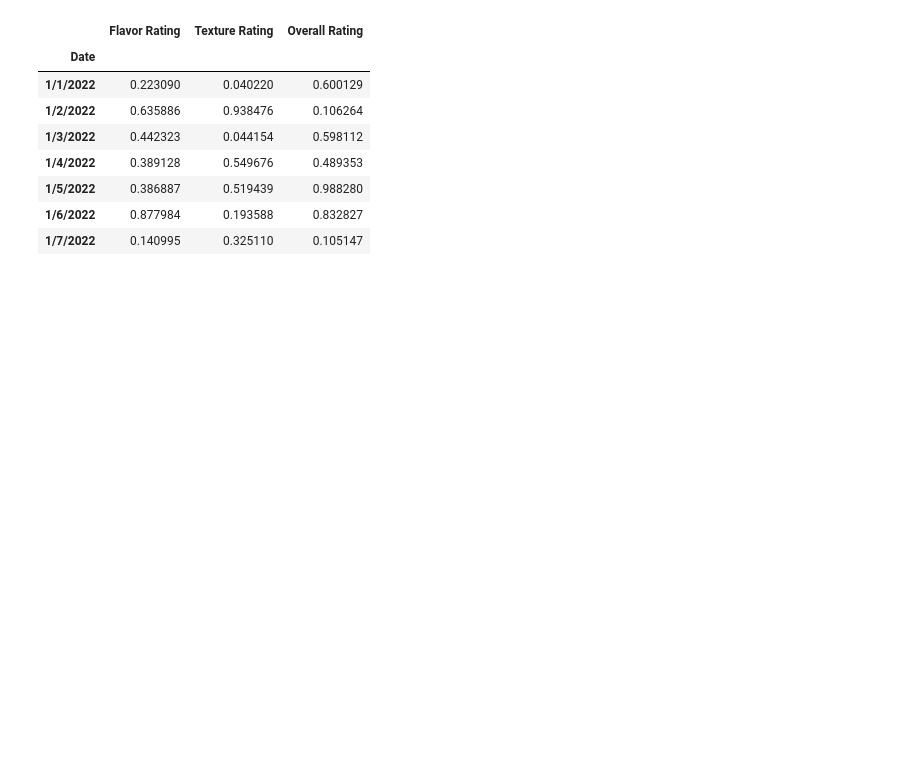
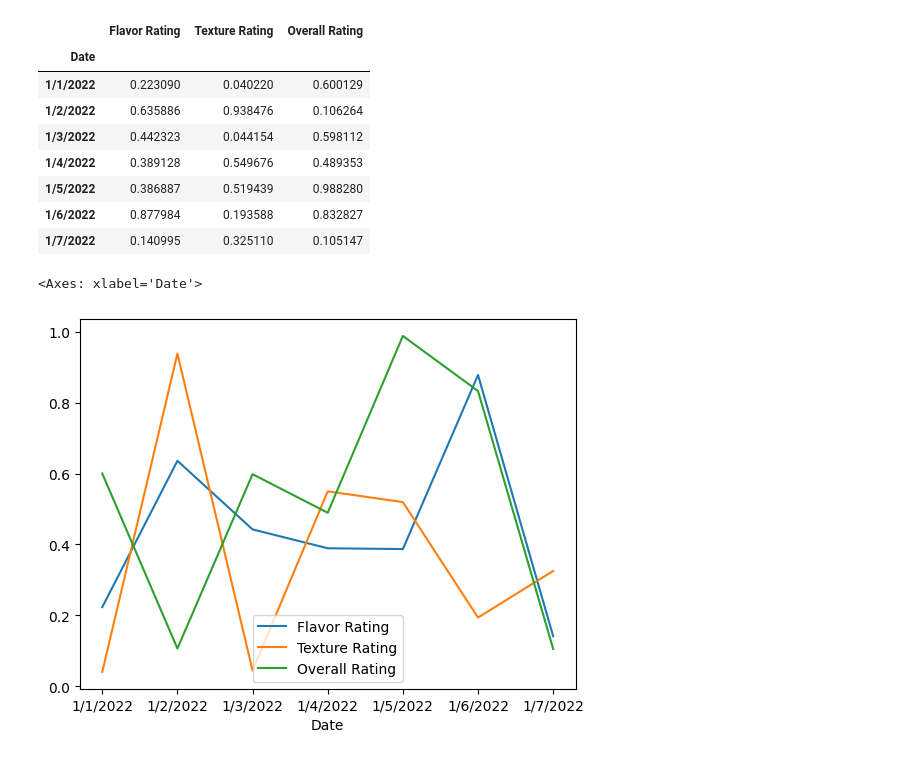
Before and after one commit to itspriyambhattacharya/pandas_learning, a Jupyter notebook: phase6_data_cleaning.ipynb, the cells around one changed output. Drawn from its saved outputs; the diff is of its cells as text; code cells hidden in the pictures; blank space fills up the shorter version.

Commit message:
Implemented Line graph, bar graph and stacked bar graph

```diff
--- a/phase6_data_cleaning.ipynb
+++ b/phase6_data_cleaning.ipynb
@@ -29,3 +29,8 @@ df
 | 1/5/2022 | 0.386887 | 0.519439 | 0.988280 |
 | 1/6/2022 | 0.877984 | 0.193588 | 0.832827 |
 | 1/7/2022 | 0.140995 | 0.325110 | 0.105147 |
+# %%
+df.plot()
+# %% [output]
+<Axes: xlabel='Date'>
+[figure, added]
```
Also changed, not shown: parts of 3 cells of this notebook.
